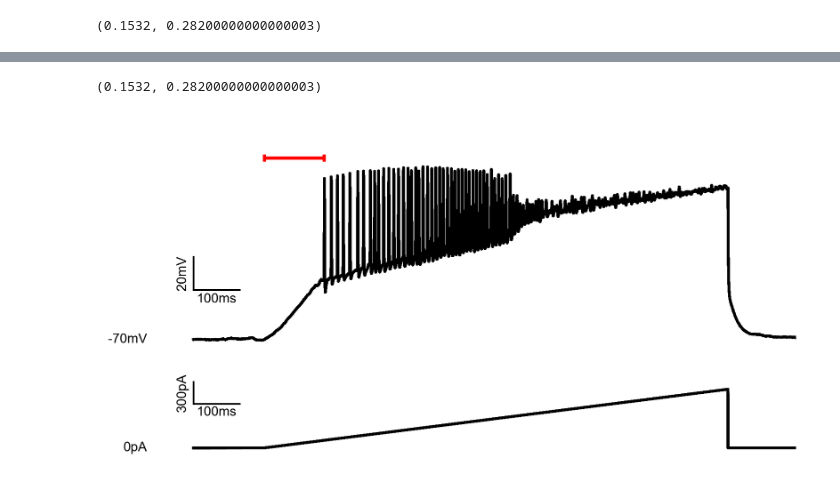
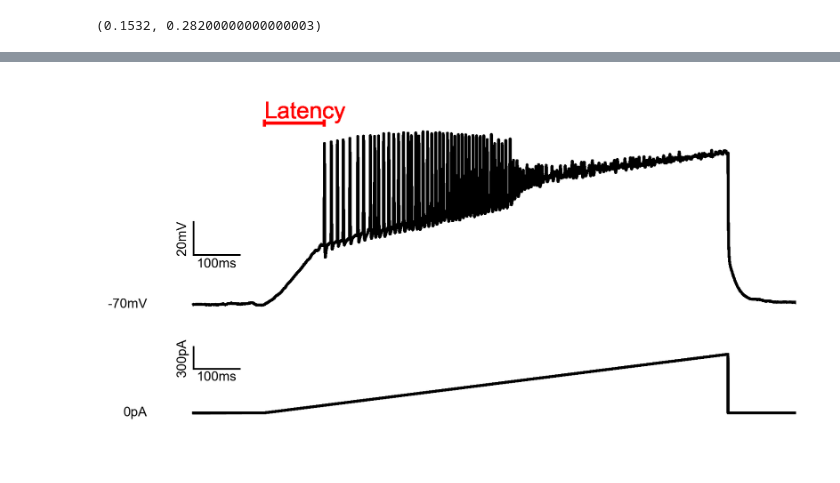
Before and after one commit to dtabuena/Resources, a Jupyter notebook: Animations/Gain_Rheo_Anim.ipynb, the cells around one changed output, grey strips where cells are left out. Drawn from its saved outputs; the diff is of its cells as text; code cells hidden in the pictures.

```diff
--- a/Animations/Gain_Rheo_Anim.ipynb
+++ b/Animations/Gain_Rheo_Anim.ipynb
@@ -475,25 +483,25 @@ results
 # %%
-i= 10
+# i= 10
 
 
-time = abf.sweepX
-cmd = abf.sweepC
-memb = abf.sweepY
-memb = memb-memb[0]-70
+# time = abf.sweepX
+# cmd = abf.sweepC
+# memb = abf.sweepY
+# memb = memb-memb[0]-70
 
-delay_pct = 0.05
-delay = int(len(time)*delay_pct)
-delay_i = i-delay
-if delay_i<0:
-    delay_i = 0
+# delay_pct = 0.05
+# delay = int(len(time)*delay_pct)
+# delay_i = i-delay
+# if delay_i<0:
+#     delay_i = 0
 
-stim_bool = np.zeros_like(cmd,dtype=bool)
-trace_bool = np.zeros_like(memb,dtype=bool)
+# stim_bool = np.zeros_like(cmd,dtype=bool)
+# trace_bool = np.zeros_like(memb,dtype=bool)
 
 
-stim_bool[:i] = True
-trace_bool[:delay_i] = True
+# stim_bool[:i] = True
+# trace_bool[:delay_i] = True
 
-plt.plot(trace_bool)
+# plt.plot(trace_bool)
 
-current_time = np.max(time[stim_bool])
+# current_time = np.max(time[stim_bool])
@@ -502,6 +507,0 @@ current_time = np.max(time[stim_bool])
-# %%
-results
-
-late_range
-# %% [output]
-(0.1532, 0.28200000000000003)
@@ -544,34 +548,35 @@ def animate_lat(i):
     stim_bool = np.zeros_like(cmd,dtype=bool)
     trace_bool = np.zeros_like(memb,dtype=bool)
 
 
     stim_bool[:i] = True
     trace_bool[:delay_i] = True
 
     ax[0].plot(time[trace_bool],memb[trace_bool],color=stim_color)
     ax[1].plot(time[stim_bool],cmd[stim_bool],color=stim_color)
 
     lat_y = 40
     if delay_i==0:
         current_time=0
     else:
         current_time = np.max(time[trace_bool])
     if late_range[0]<current_time:
         ax[0].plot([late_range[0],np.min([current_time,late_range[1]])],[lat_y]*2,color='r')
         ax[0].scatter( late_range[0], lat_y,s=20,c='r',marker='|')
     if late_range[1]<=current_time:
         ax[0].scatter( late_range[1], lat_y,s=20,marker='|',c='r',zorder=99)
+        ax[0].text( late_range[0], lat_y, 'Latency',fontsize=14,color='r',ha='left',va='bottom')
 
 
 abf.setSweep(0,0,0)
 fig, ax = fig_init()
 frames = list(np.linspace(0, len(abf.sweepX), endpoint=False, num=100, dtype=int))
 ani = FuncAnimation(fig, animate_lat, blit=False, repeat=False, frames=frames)
 ani.save("latency.gif", dpi=300, writer=PillowWriter(fps=30))
 FFwriter = animation.FFMpegWriter(fps=30, codec="h264")
 ani.save('latency.mp4', writer = FFwriter )
 # %% [output]
-[figure, old version]
+[figure, new version]
 # %%
 colab.files.download("latency.mp4")
 colab.files.download("Rheo_Gain.mp4")
```
Also changed, not shown: parts of 8 cells of this notebook.
